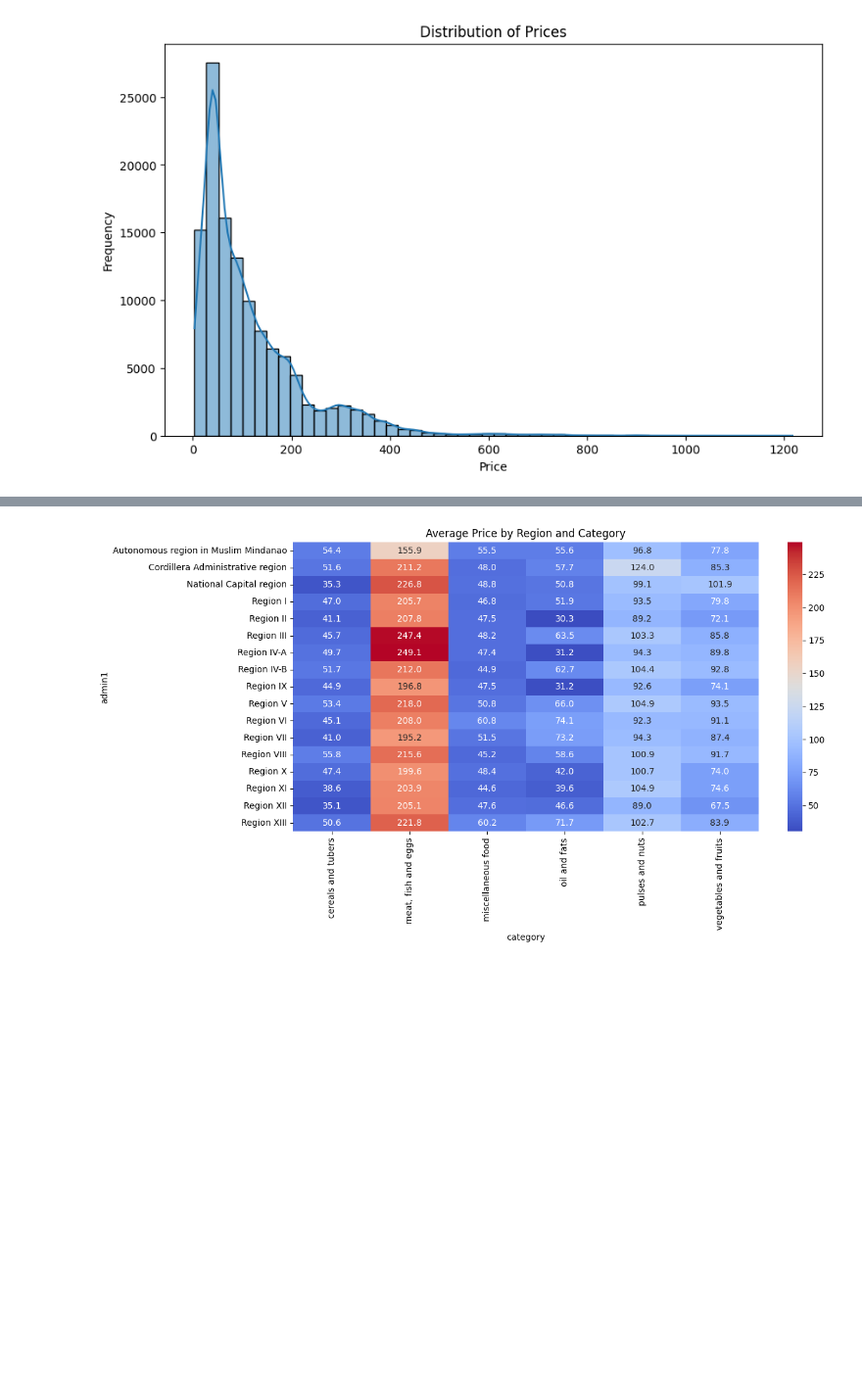
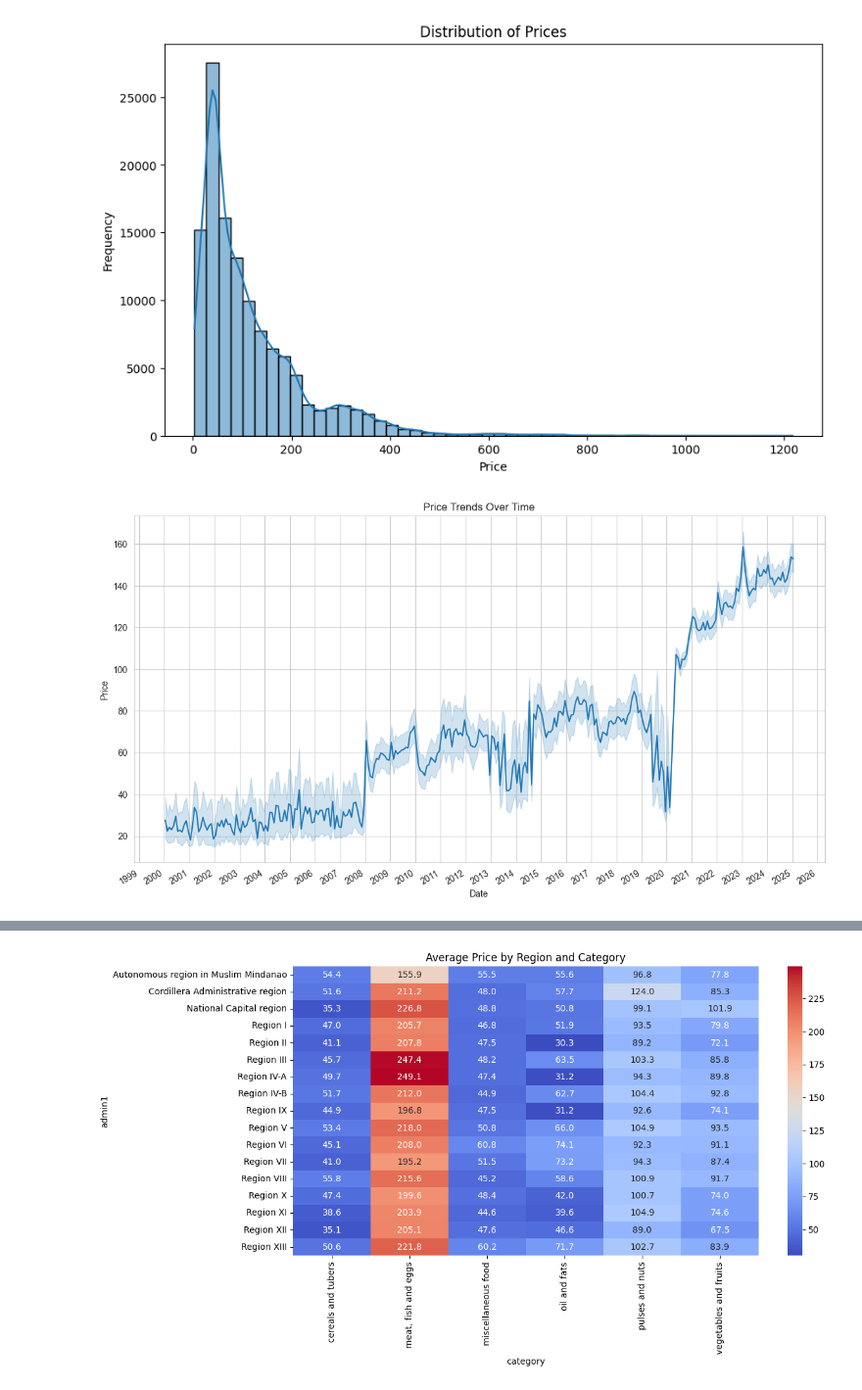
Before and after one commit to mjjj-642/Philippine-FoodPrices, a Jupyter notebook: Qualitative-Statistics.ipynb, the cells around one changed output, grey strips where cells are left out. Shown at 98% size. Drawn from its saved outputs; the diff is of its cells as text; code cells hidden in the pictures; blank space fills up the shorter version.

```diff
--- a/Qualitative-Statistics.ipynb
+++ b/Qualitative-Statistics.ipynb
@@ -101,4 +89,27 @@ plt.ylabel('Frequency')
 plt.show()
 # %% [output]
 [figure]
+# %%
+import pandas as pd
+import matplotlib.pyplot as plt
+import seaborn as sns
+import matplotlib.dates as mdates
+
+# Price Trends Over Time
+plt.figure(figsize=(14, 8))
+sns.lineplot(data=df_cleaned, x='date', y='price')
+plt.title('Price Trends Over Time')
+plt.xlabel('Date')
+plt.ylabel('Price')
+
+# Set date format on x-axis to show only the year
+plt.gca().xaxis.set_major_locator(mdates.YearLocator())  # Set major ticks every year
+plt.gca().xaxis.set_major_formatter(mdates.DateFormatter('%Y'))  # Format date as Year
+
+# Automatically format x-axis labels for better readability
+plt.gcf().autofmt_xdate()
+
+plt.show()
+# %% [output]
+[figure, added]
 # %%
```
Also changed, not shown: parts of 23 cells of this notebook.
